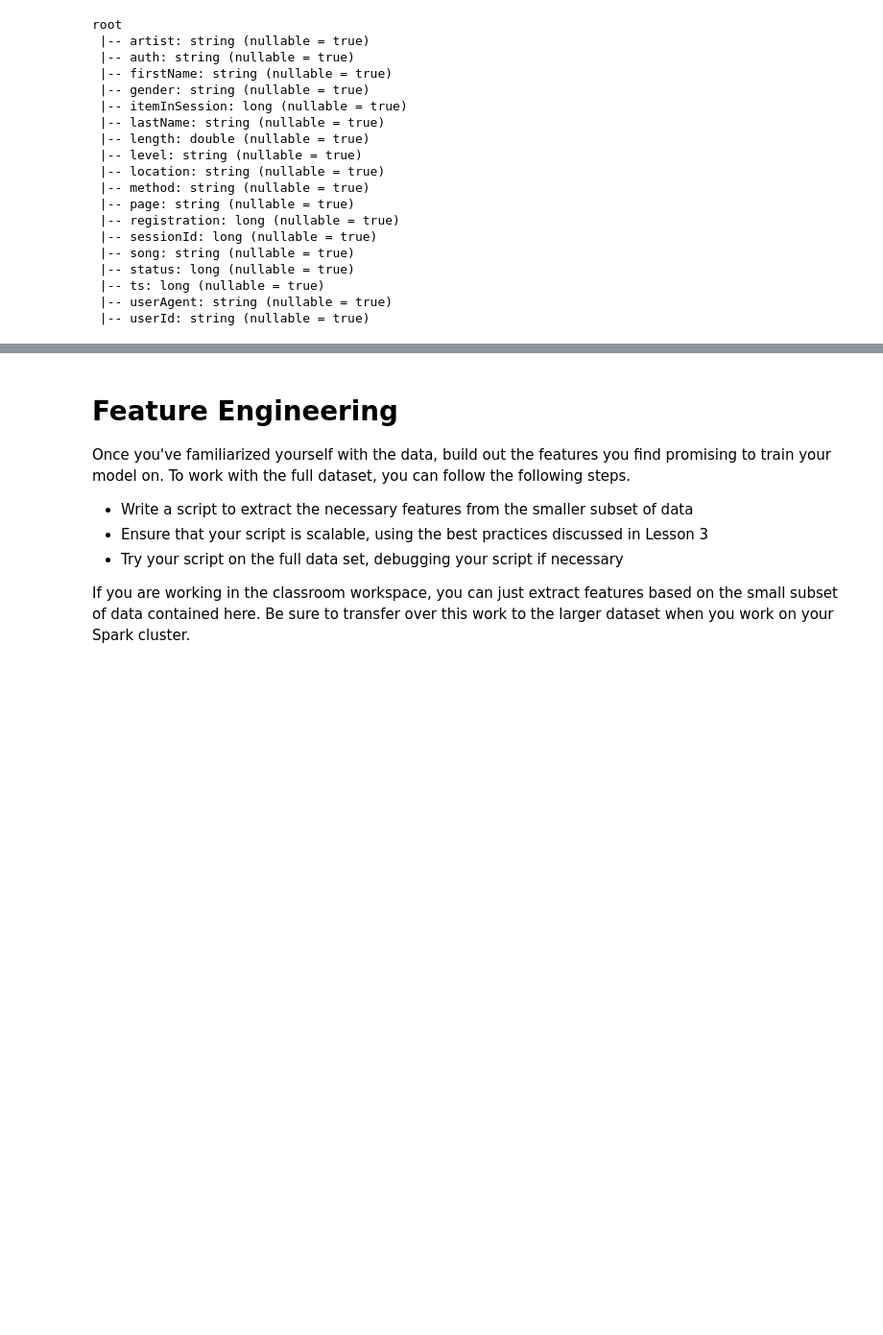
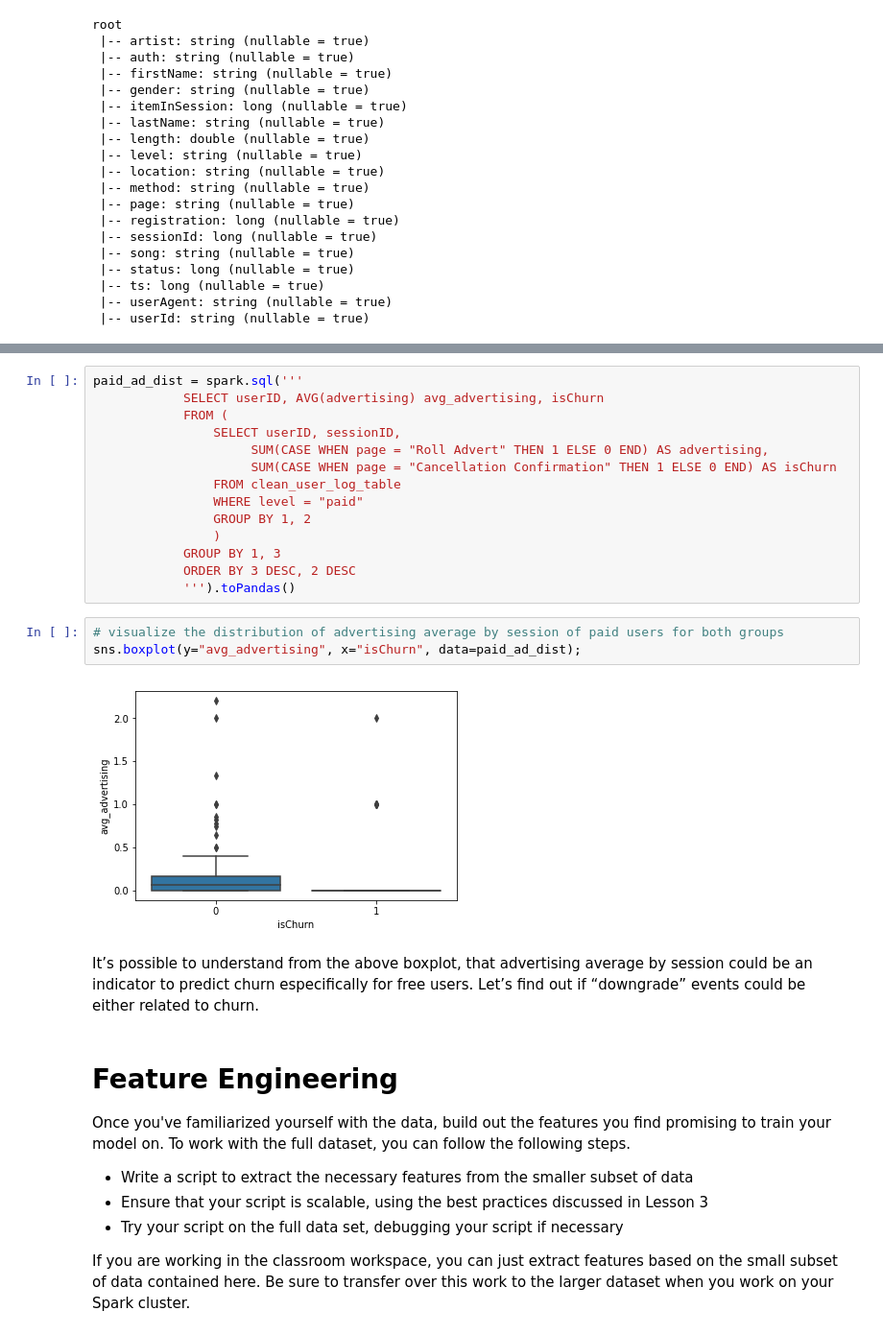
Before and after one commit to thiagolimaop/sparkify_churn, a Jupyter notebook: Sparkify.ipynb, the cells around one changed output, grey strips where cells are left out. Shown: that part at 96% size. Saved outputs shown, nothing was run; the diff lists cells and outputs as text; blank space fills up the shorter version.

```diff
--- a/Sparkify.ipynb
+++ b/Sparkify.ipynb
@@ -181,3 +490,24 @@ valid_log.select(['userId']).where(user_log.page == 'Submit Downgrade').collect(
+# %%
+paid_ad_dist = spark.sql('''
+            SELECT userID, AVG(advertising) avg_advertising, isChurn
+            FROM (
+                SELECT userID, sessionID,
+                     SUM(CASE WHEN page = "Roll Advert" THEN 1 ELSE 0 END) AS advertising,
+                     SUM(CASE WHEN page = "Cancellation Confirmation" THEN 1 ELSE 0 END) AS isChurn
+                FROM clean_user_log_table
+                WHERE level = "paid"
+                GROUP BY 1, 2
+                )
+            GROUP BY 1, 3
+            ORDER BY 3 DESC, 2 DESC
+            ''').toPandas()
+# %%
+# visualize the distribution of advertising average by session of paid users for both groups
+sns.boxplot(y="avg_advertising", x="isChurn", data=paid_ad_dist);
+# %% [output]
+[figure, added]
+# %% [markdown]
+It’s possible to understand from the above boxplot, that advertising average by session could be an indicator to predict churn especifically for free users. Let’s find out if “downgrade” events could be either related to churn.
 # %% [markdown]
 # Feature Engineering
 Once you've familiarized yourself with the data, build out the features you find promising to train your model on. To work with the full dataset, you can follow the following steps.
```
Also changed, not shown: parts of 46 cells of this notebook.
